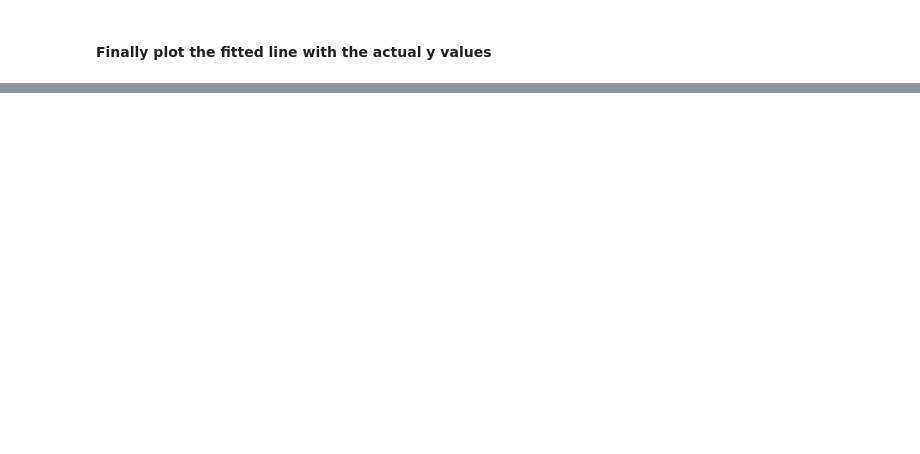
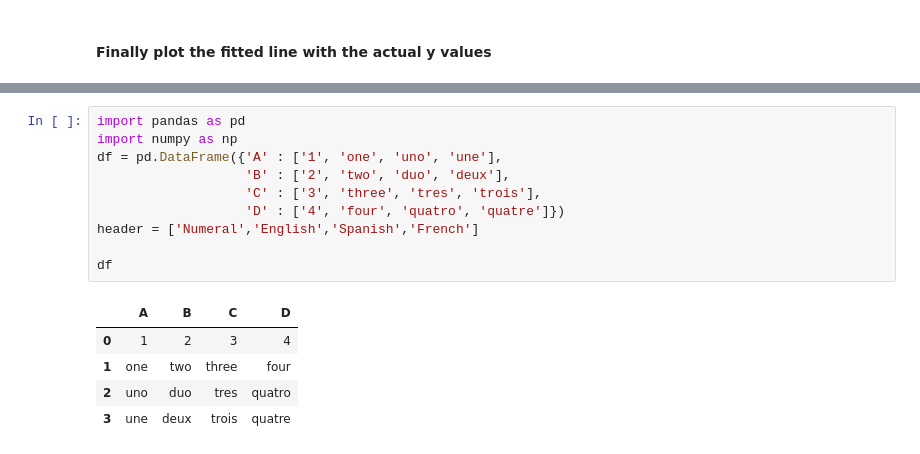
Before and after one commit to etschmidt/cbs_data_analytics, a Jupyter notebook: Class Notebooks/pandas.ipynb, the cells around one changed output, grey strips where cells are left out. Drawn from its saved outputs; the diff is of its cells as text; blank space fills up the shorter version.

```diff
--- a/Class Notebooks/pandas.ipynb
+++ b/Class Notebooks/pandas.ipynb
@@ -1310,0 +1301,16 @@ ax.plot(result.fittedvalues)
+# %%
+import pandas as pd
+import numpy as np
+df = pd.DataFrame({'A' : ['1', 'one', 'uno', 'une'],
+                   'B' : ['2', 'two', 'duo', 'deux'],
+                   'C' : ['3', 'three', 'tres', 'trois'],
+                   'D' : ['4', 'four', 'quatro', 'quatre']})
+header = ['Numeral','English','Spanish','French']
+
+df
+# %% [output]
+|  | A | B | C | D |
+| 0 | 1 | 2 | 3 | 4 |
+| 1 | one | two | three | four |
+| 2 | uno | duo | tres | quatro |
+| 3 | une | deux | trois | quatre |
```
Also changed, not shown: parts of 27 cells of this notebook, 4 other files.
